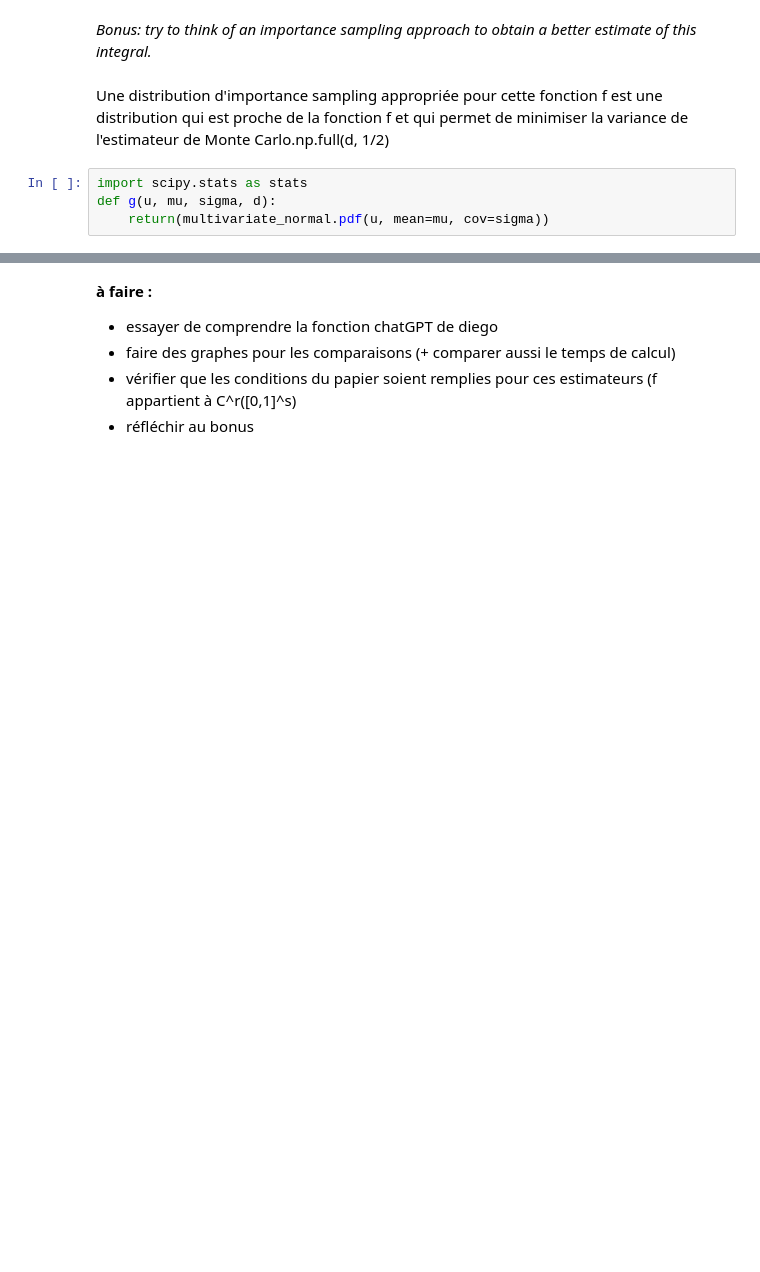
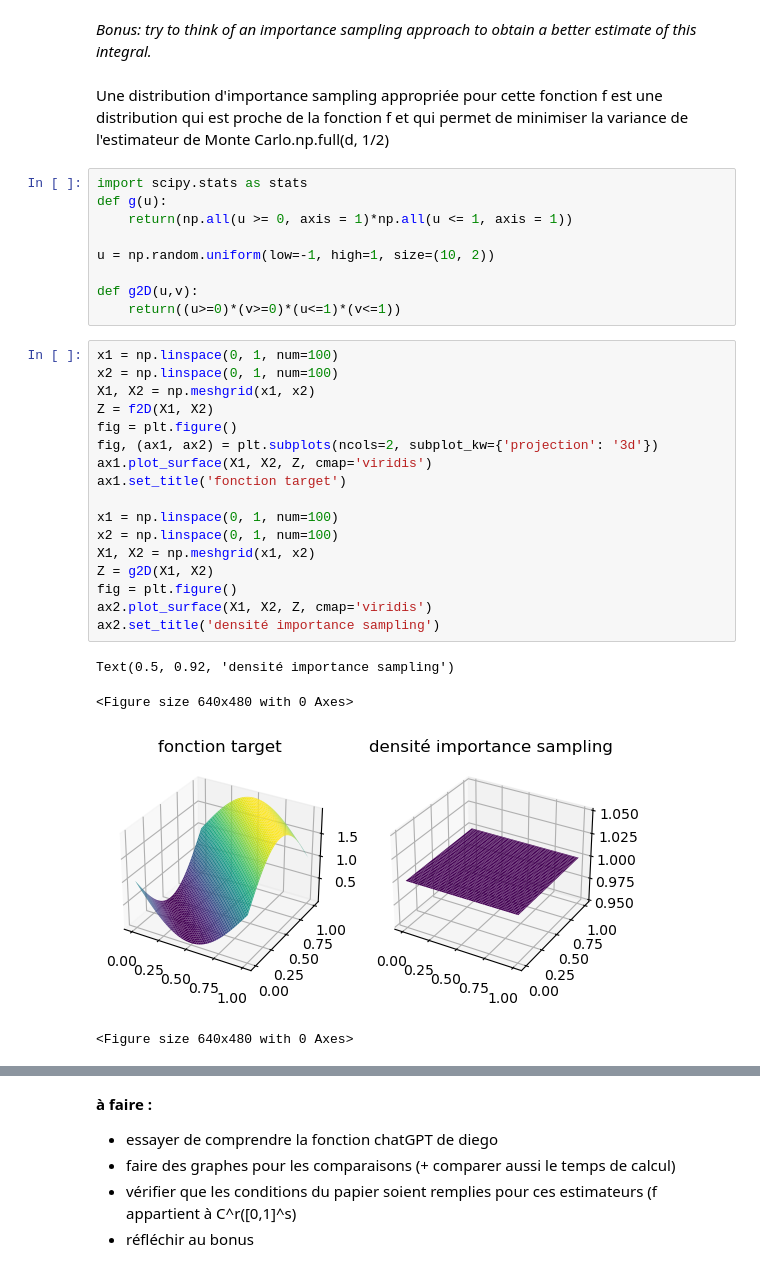
Before and after one commit to mchabrol/Monte-carlo, a Jupyter notebook: ProjetStrat.ipynb, the cells around one changed output, grey strips where cells are left out. Cells and saved outputs as stored; diff of their text form; blank space fills up the shorter version.

Commit message:
changement de fct importance sampling

```diff
--- a/ProjetStrat.ipynb
+++ b/ProjetStrat.ipynb
@@ -244,8 +244,35 @@ of this integral.*
 Une distribution d'importance sampling appropriée pour cette fonction f est une distribution qui est proche de la fonction f et qui permet de minimiser la variance de l'estimateur de Monte Carlo.np.full(d, 1/2)
 # %%
 import scipy.stats as stats
-def g(u, mu, sigma, d):
-    return(multivariate_normal.pdf(u, mean=mu, cov=sigma))
+def g(u):
+    return(np.all(u >= 0, axis = 1)*np.all(u <= 1, axis = 1))
+
+u = np.random.uniform(low=-1, high=1, size=(10, 2))
+
+def g2D(u,v):
+    return((u>=0)*(v>=0)*(u<=1)*(v<=1))
+# %%
+x1 = np.linspace(0, 1, num=100)
+x2 = np.linspace(0, 1, num=100)
+X1, X2 = np.meshgrid(x1, x2)
+Z = f2D(X1, X2)
+fig = plt.figure()
+fig, (ax1, ax2) = plt.subplots(ncols=2, subplot_kw={'projection': '3d'})
+ax1.plot_surface(X1, X2, Z, cmap='viridis')
+ax1.set_title('fonction target')
+
+x1 = np.linspace(0, 1, num=100)
+x2 = np.linspace(0, 1, num=100)
+X1, X2 = np.meshgrid(x1, x2)
+Z = g2D(X1, X2)
+fig = plt.figure()
+ax2.plot_surface(X1, X2, Z, cmap='viridis')
+ax2.set_title('densité importance sampling')
+# %% [output]
+Text(0.5, 0.92, 'densité importance sampling')
+<Figure size 640x480 with 0 Axes>
+[figure, added]
+<Figure size 640x480 with 0 Axes>
 # %%
 from scipy.stats import multivariate_normal
 def importance_sampling(f, g, N, d):
```
Also changed, not shown: parts of 11 cells of this notebook.
